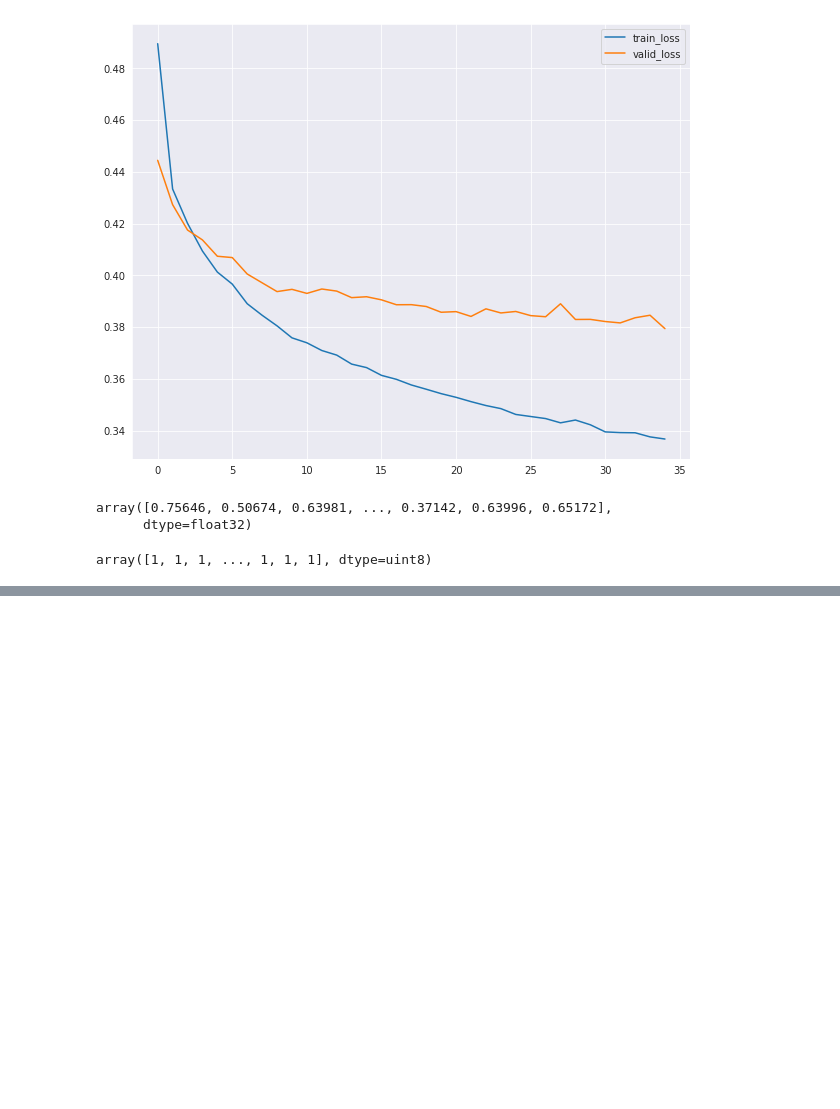
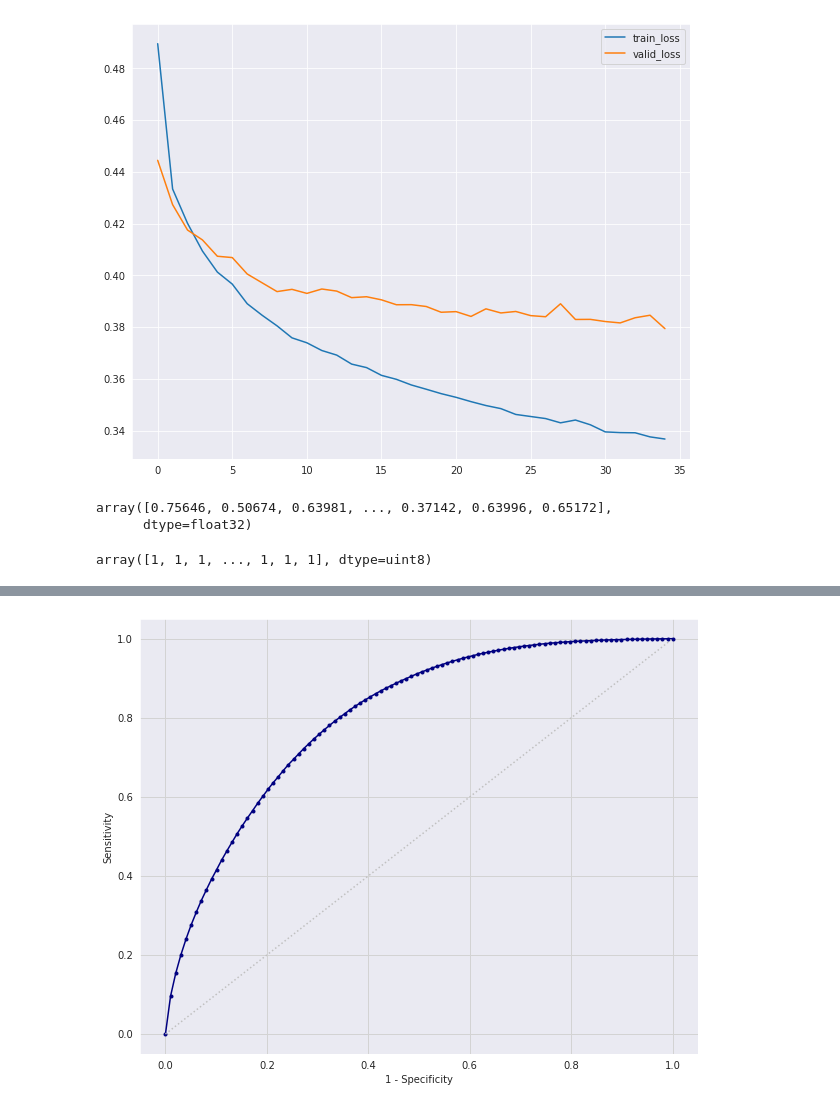
Before and after one commit to sudarshan85/imminent-adm-mimic, a Jupyter notebook: nn/nn_classifier.ipynb, the cells around one changed output, grey strips where cells are left out. Cells and saved outputs as stored; diff of their text form; code cells hidden in the pictures; blank space fills up the shorter version.

```diff
--- a/nn/nn_classifier.ipynb
+++ b/nn/nn_classifier.ipynb
@@ -212,0 +219,8 @@ plot_confusion_matrix(ax, cm, classes=['Delayed', 'Imminent'], normalize=False,
+# %%
+with open(args.workdir/f'imminent_adm_preds.pkl', 'rb') as f:
+  targs = pickle.load(f)
+  preds = pickle.load(f)
+  probs = pickle.load(f)
+
+fnames = [f'imminent_adm_seed_{seed}.pkl' for seed in range(args.start_seed, args.start_seed + 100)]
+bam = BinaryAvgMetrics(targs, preds, probs)
@@ -212,0 +247,5 @@ plot_confusion_matrix(ax, cm, classes=['Delayed', 'Imminent'], normalize=False,
+# %%
+fig, ax = plt.subplots(figsize=(10, 8))
+plot_mean_roc(ax, bam.targs, bam.probs)
+# %% [output]
+[figure, added]
```
Also changed, not shown: parts of 9 cells of this notebook, 1 other file.
